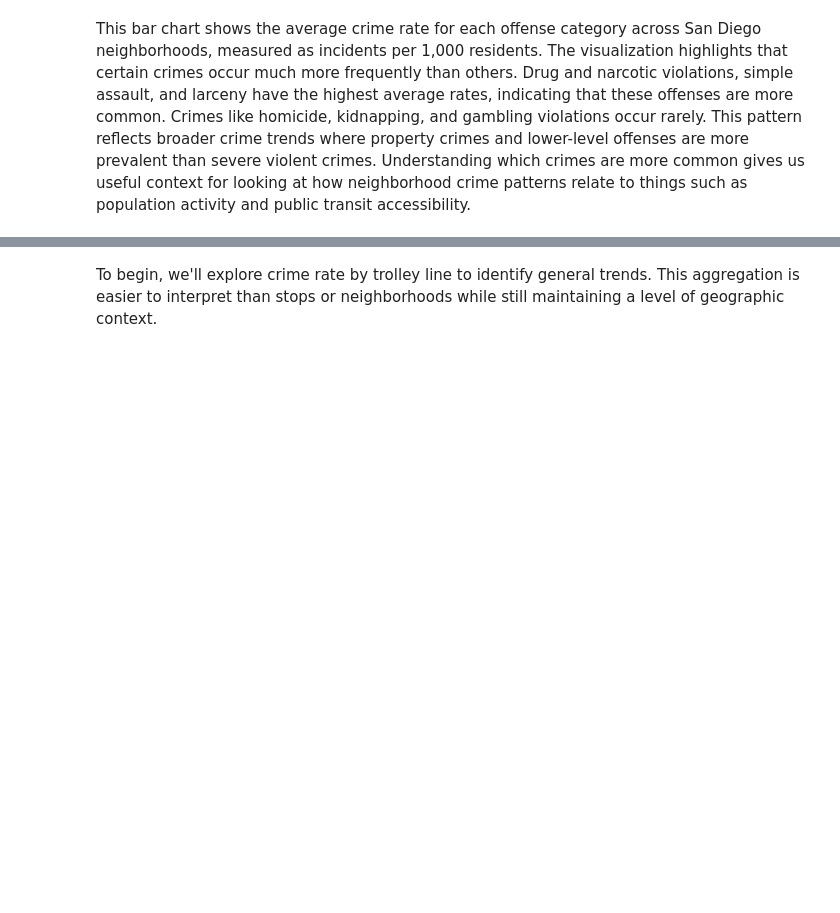
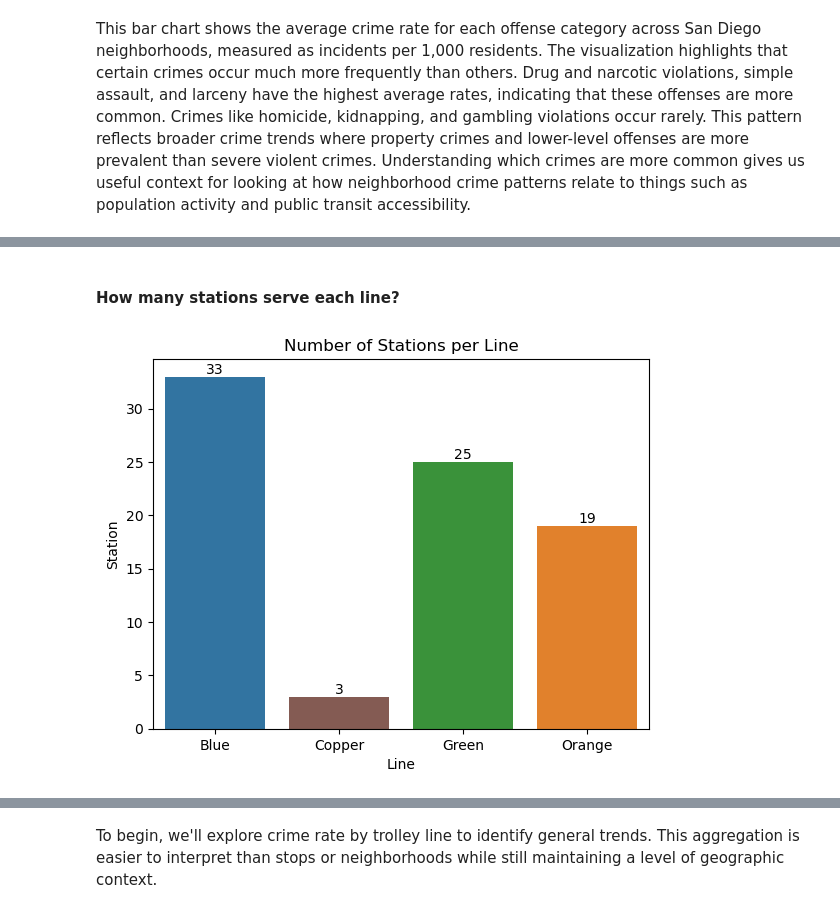
Before and after one commit to COGS108/Group022_WI26, a Jupyter notebook: 03-FinalProject.ipynb, the cells around one changed output, grey strips where cells are left out. Saved outputs shown, nothing was run; the diff lists cells and outputs as text; code cells hidden in the pictures; blank space fills up the shorter version.

```diff
--- a/03-FinalProject.ipynb
+++ b/03-FinalProject.ipynb
@@ -532,0 +568,14 @@ Some more words and stuff.  Remember notebooks work best if you interleave the c
+# %% [markdown]
+#### How many stations serve each line?
+# %%
+clean_ridership_df = pd.read_csv('data/02-processed/cleaned_mts_trolley_ridership_data.csv')
+
+color_map = {'Blue': 'tab:blue', 'Green': 'tab:green', 'Orange': 'tab:orange', 'Copper': 'tab:brown'}
+
+line_counts = clean_ridership_df.groupby('Line')['Station'].nunique().reset_index()
+ax = sns.barplot(line_counts, x='Line', y='Station', hue='Line', palette=color_map)
+[ax.bar_label(c) for c in ax.containers]
+plt.title('Number of Stations per Line')
+plt.show()
+# %% [output]
+[figure, added]
```
Also changed, not shown: parts of 43 cells of this notebook.
